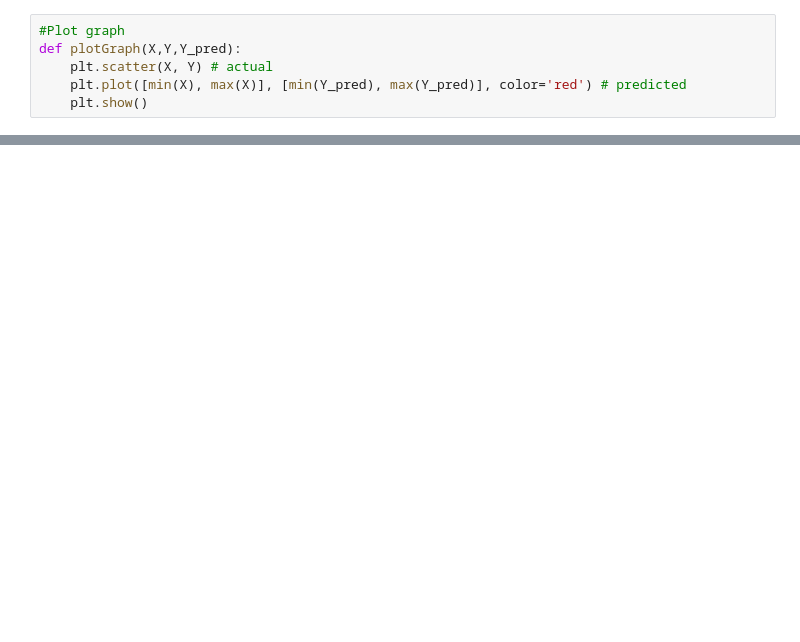
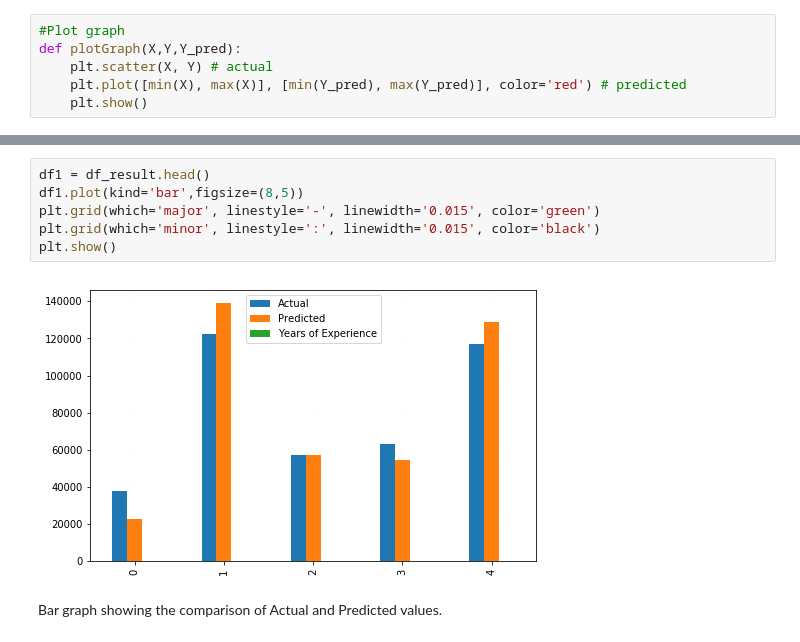
Before and after one commit to animeshsingh04/LinearRegression, a Jupyter notebook: Gradient_Descent_linear_Regression.ipynb, the cells around one changed output, grey strips where cells are left out. Drawn from its saved outputs; the diff is of its cells as text; blank space fills up the shorter version.

```diff
--- a/Gradient_Descent_linear_Regression.ipynb
+++ b/Gradient_Descent_linear_Regression.ipynb
@@ -61,0 +103,10 @@ Enter the number10
+# %%
+df1 = df_result.head()
+df1.plot(kind='bar',figsize=(8,5))
+plt.grid(which='major', linestyle='-', linewidth='0.015', color='green')
+plt.grid(which='minor', linestyle=':', linewidth='0.015', color='black')
+plt.show()
+# %% [output]
+[figure, added]
+# %% [markdown]
+Bar graph showing the comparison of Actual and Predicted values.
```
Also changed, not shown: parts of 13 cells of this notebook.
